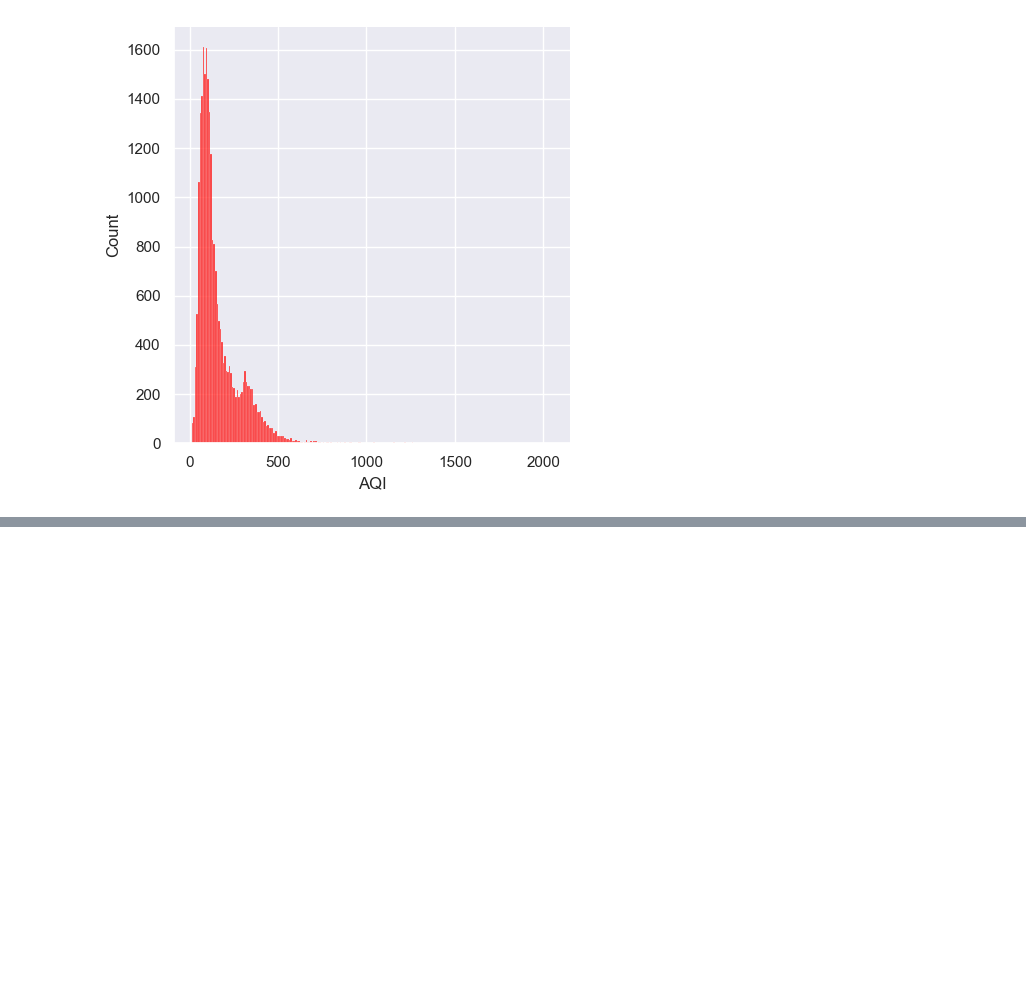
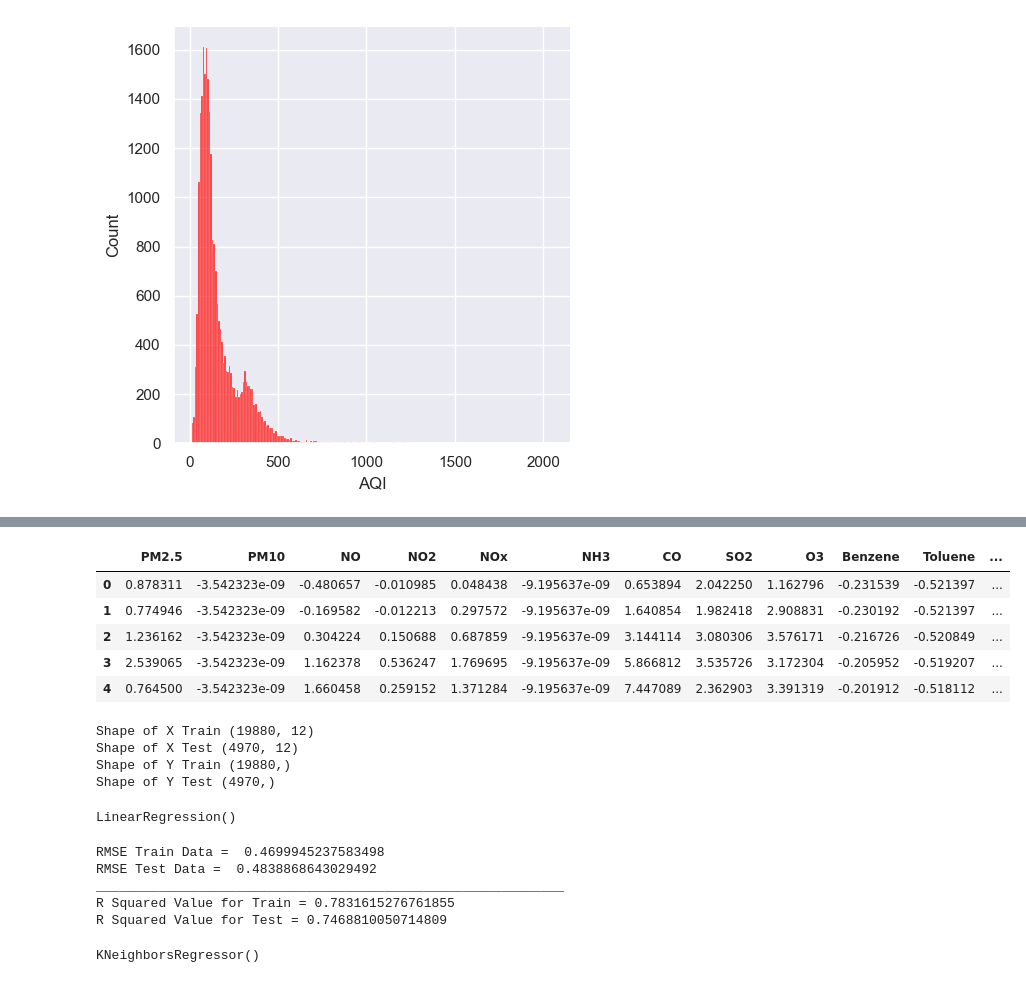
Before and after one commit to poonam2710/AQI-Prediction-Model-AICTE-Cycle-4, a Jupyter notebook: AQI Prediction Model.ipynb, the cells around one changed output, grey strips where cells are left out. Cells and saved outputs as stored; diff of their text form; code cells hidden in the pictures; blank space fills up the shorter version.

```diff
--- a/AQI Prediction Model.ipynb
+++ b/AQI Prediction Model.ipynb
@@ -422,0 +482,28 @@ plt.show()
+# %%
+X.head()
+# %% [output]
+|  | PM2.5 | PM10 | NO | NO2 | NOx | NH3 | CO | SO2 | O3 | Benzene | Toluene | ... |
+| 0 | 0.878311 | -3.542323e-09 | -0.480657 | -0.010985 | 0.048438 | -9.195637e-09 | 0.653894 | 2.042250 | 1.162796 | -0.231539 | -0.521397 | ... |
+| 1 | 0.774946 | -3.542323e-09 | -0.169582 | -0.012213 | 0.297572 | -9.195637e-09 | 1.640854 | 1.982418 | 2.908831 | -0.230192 | -0.521397 | ... |
+| 2 | 1.236162 | -3.542323e-09 | 0.304224 | 0.150688 | 0.687859 | -9.195637e-09 | 3.144114 | 3.080306 | 3.576171 | -0.216726 | -0.520849 | ... |
+| 3 | 2.539065 | -3.542323e-09 | 1.162378 | 0.536247 | 1.769695 | -9.195637e-09 | 5.866812 | 3.535726 | 3.172304 | -0.205952 | -0.519207 | ... |
+| 4 | 0.764500 | -3.542323e-09 | 1.660458 | 0.259152 | 1.371284 | -9.195637e-09 | 7.447089 | 2.362903 | 3.391319 | -0.201912 | -0.518112 | ... |
+# %%
+# Split the data into training and testing data - Training set - 80% | Testing set - 20%
+from sklearn.model_selection import train_test_split
+X_train, X_test, Y_train, Y_test = train_test_split(X, Y, test_size=0.2, random_state=42)
+print('Shape of X Train',X_train.shape)
+print('Shape of X Test',X_test.shape)
+print('Shape of Y Train',Y_train.shape)
+print('Shape of Y Test',Y_test.shape)
+# %% [output]
+Shape of X Train (19880, 12)
+Shape of X Test (4970, 12)
+Shape of Y Train (19880,)
+Shape of Y Test (4970,)
+# %%
+# Linear Regression Model
+LR = LinearRegression()
+LR.fit(X_train, Y_train)
+# %% [output]
+LinearRegression()
@@ -422,0 +514,21 @@ plt.show()
+# %%
+# Evaluation for Linear Regression
+RMSE_train = (np.sqrt(mean_squared_error(Y_train, train_pred)))
+RMSE_test = (np.sqrt(mean_squared_error(Y_test, test_pred)))
+print('RMSE Train Data = ', str(RMSE_train))
+print('RMSE Test Data = ', str(RMSE_test))
+print('_'* 60)
+print('R Squared Value for Train =', LR.score(X_train,Y_train))
+print('R Squared Value for Test =', LR.score(X_test,Y_test))
+# %% [output]
+RMSE Train Data =  0.4699945237583498
+RMSE Test Data =  0.4838868643029492
+____________________________________________________________
+R Squared Value for Train = 0.7831615276761855
+R Squared Value for Test = 0.7468810050714809
+# %%
+# KNN
+knn = KNeighborsRegressor()
+knn.fit(X_train, Y_train)
+# %% [output]
+KNeighborsRegressor()
```
Also changed, not shown: parts of 17 cells of this notebook.
